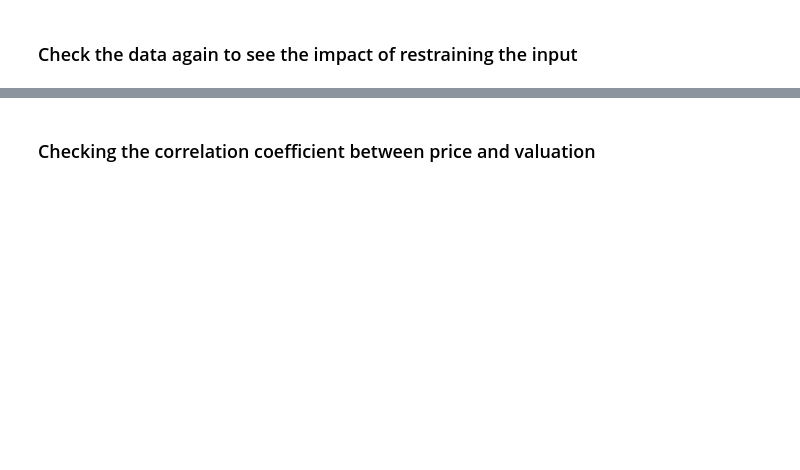
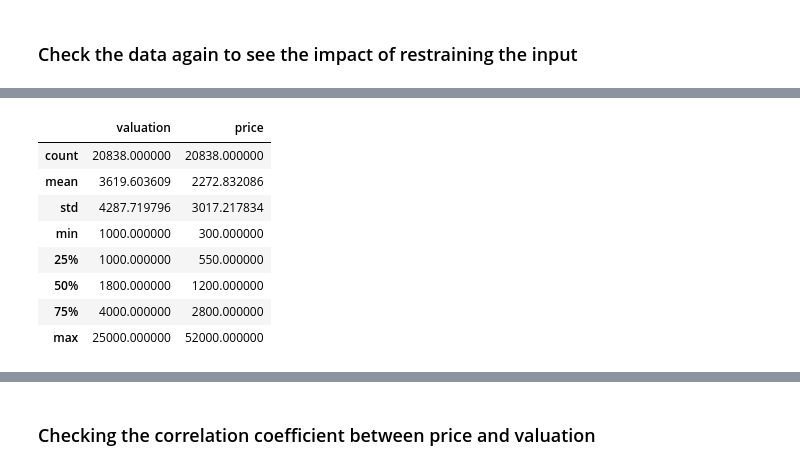
Before and after one commit to NicholaiStaalung/Tensorflow-Workshop, a Jupyter notebook: KerasModule.ipynb, the cells around one changed output, grey strips where cells are left out. Cells and saved outputs as stored; diff of their text form; code cells hidden in the pictures; blank space fills up the shorter version.

```diff
--- a/KerasModule.ipynb
+++ b/KerasModule.ipynb
@@ -73,3 +140,15 @@ data_ir.info()
+# %%
+data_ir[['valuation', 'price']].describe()
+# %% [output]
+|  | valuation | price |
+| count | 20838.000000 | 20838.000000 |
+| mean | 3619.603609 | 2272.832086 |
+| std | 4287.719796 | 3017.217834 |
+| min | 1000.000000 | 300.000000 |
+| 25% | 1000.000000 | 550.000000 |
+| 50% | 1800.000000 | 1200.000000 |
+| 75% | 4000.000000 | 2800.000000 |
+| max | 25000.000000 | 52000.000000 |
 # %%
 sns.violinplot(x=data_ir["price"])
 plt.show()
```
Also changed, not shown: parts of 34 cells of this notebook.
